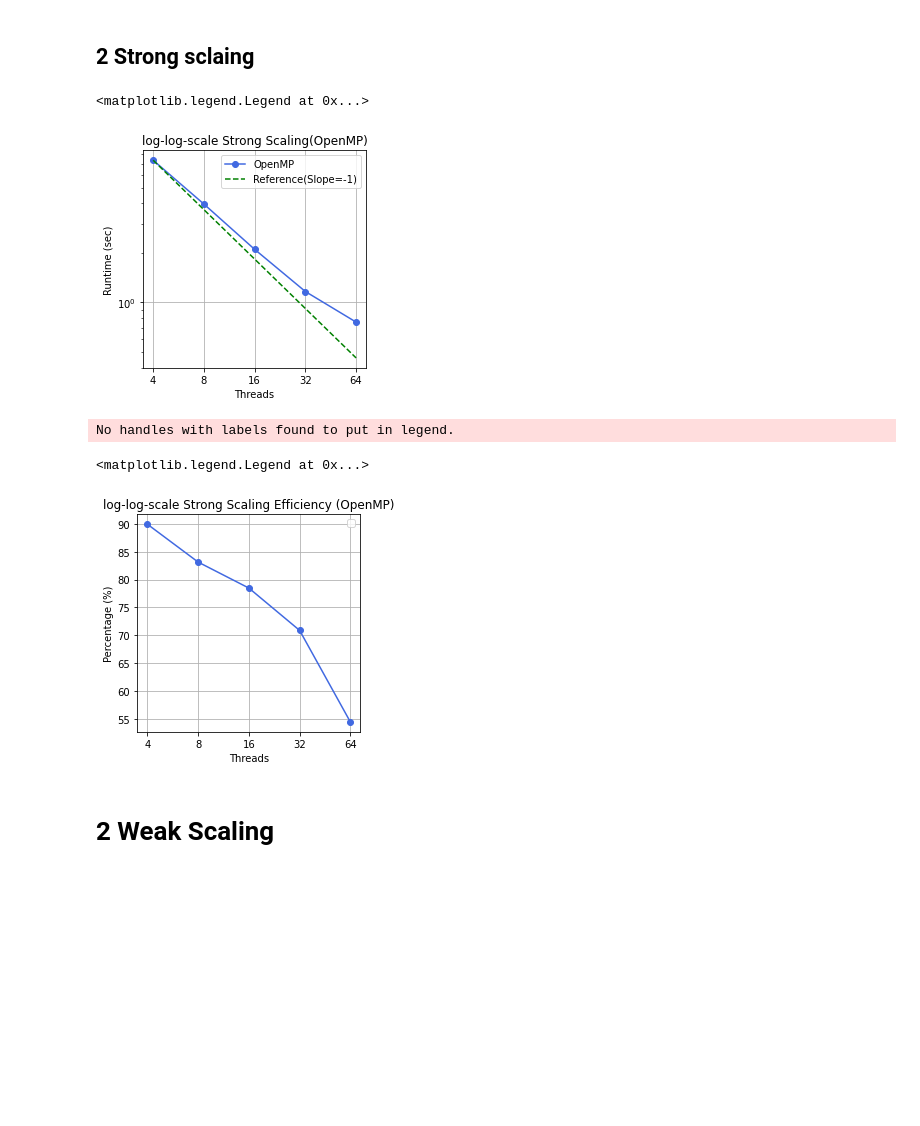
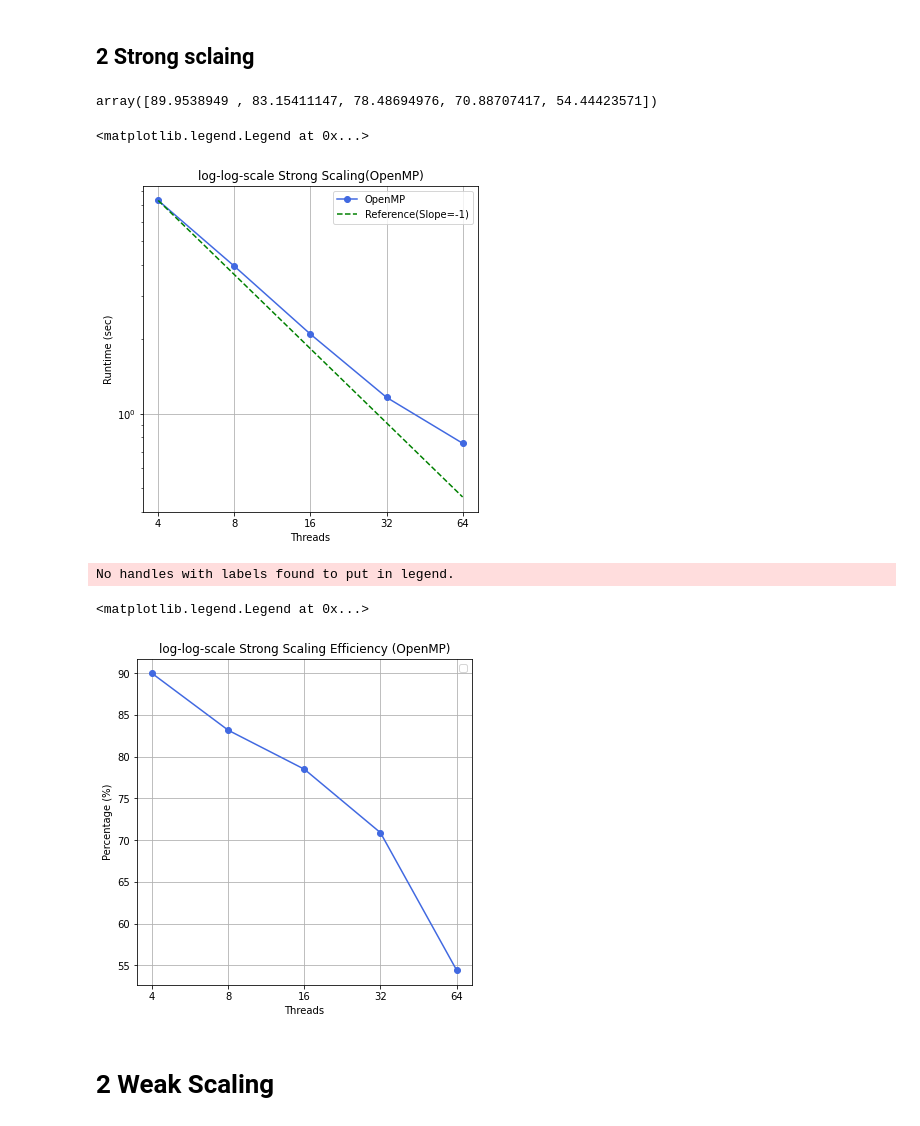
Before and after one commit to YW-Ma/CS267-Final-Edge-Detection, a Jupyter notebook: result_analysis/visualize.ipynb, the cells around one changed output. Cells and saved outputs as stored; diff of their text form; code cells hidden in the pictures; blank space fills up the shorter version.

```diff
--- a/result_analysis/visualize.ipynb
+++ b/result_analysis/visualize.ipynb
@@ -39,11 +39,14 @@ strong_time = np.array([7.332812,
 2.101034,
 1.163144,
 0.757214])
-serial = 26.384
+serial = 26.3846
 
 eff = serial / (threads_num * strong_time) * 100
+eff
+# %% [output]
+array([89.9538949 , 83.15411147, 78.48694976, 70.88707417, 54.44423571])
 # %%
-fig, ax = plt.subplots(figsize=(4,4))
+fig, ax = plt.subplots(figsize=(6,6))
 ax.plot(['4','8','16','32','64'], strong_time, marker='o', color='royalblue', label='OpenMP')
 ax.plot(['4','8','16','32','64'], [7.3332, 3.666, 1.833, 0.9165, 0.4582], 'g--', label='Reference(Slope=-1)')
 ax.set_xlabel("Threads")
@@ -55,20 +58,20 @@ plt.grid()
 ax.legend()
 # %% [output]
 <matplotlib.legend.Legend at 0x...>
-[figure, old version]
+[figure, new version]
 # %%
-fig, ax = plt.subplots(figsize=(4,4))
+fig, ax = plt.subplots(figsize=(6,6))
 ax.plot(['4','8','16','32','64'], eff, marker='o', color='royalblue')
 ax.set_xlabel("Threads")
 ax.set_ylabel("Percentage (%)")
 
 ax.set_title("log-log-scale Strong Scaling Efficiency (OpenMP)")
 plt.grid()
 ax.legend()
 # %% [output]
 No handles with labels found to put in legend.
 <matplotlib.legend.Legend at 0x...>
-[figure, old version]
+[figure, new version]
 # %% [markdown]
 # 2 Weak Scaling
 # %%
```
Also changed, not shown: parts of 3 cells of this notebook, 4 other files.
